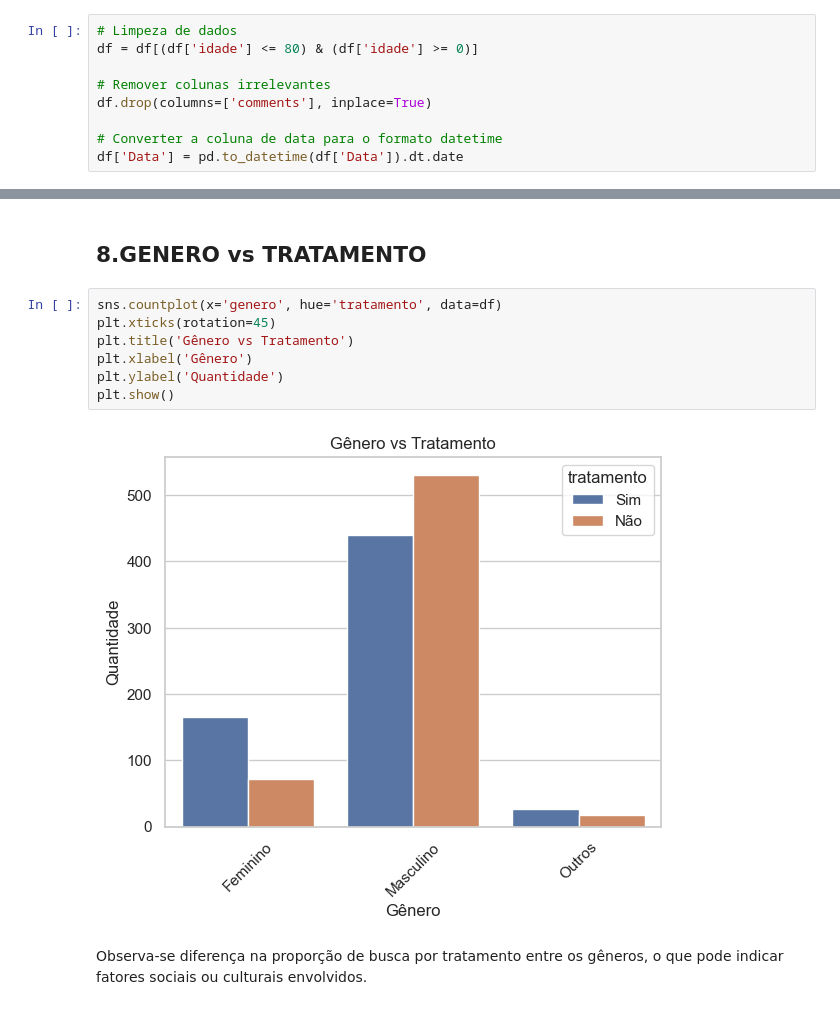
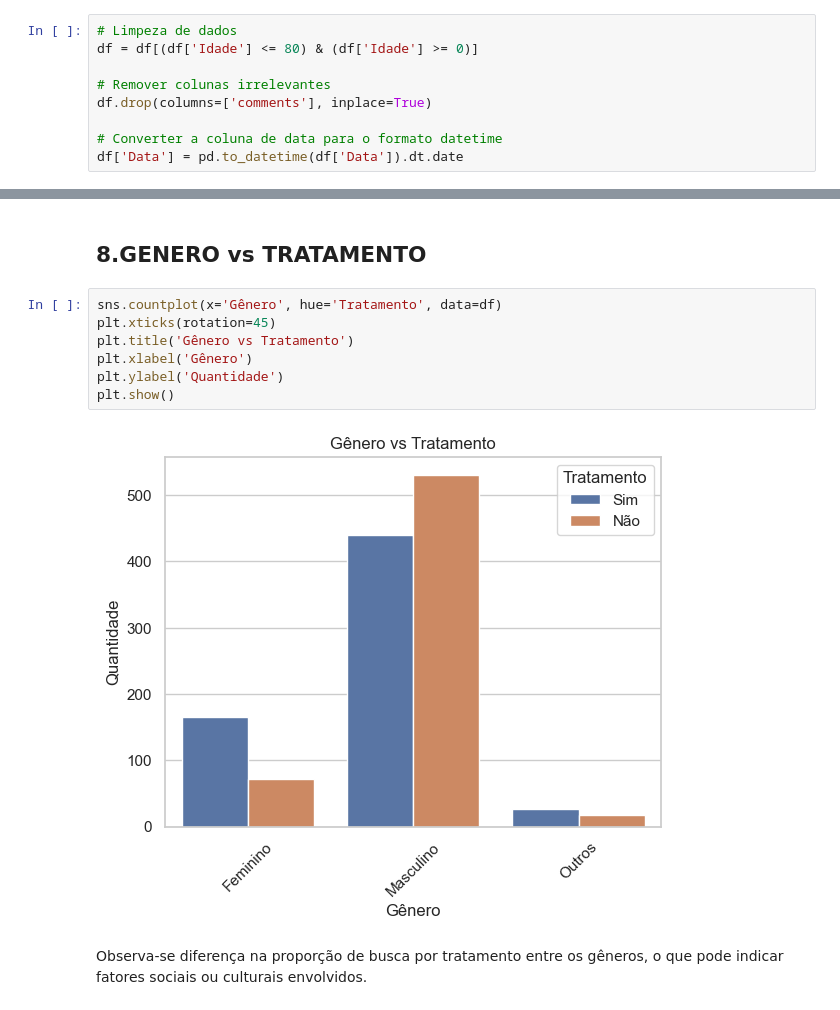
Before and after one commit to AlanTiem/MPV_Analise_Dados_Boas_Praticas, a Jupyter notebook: MPV_Analise_Dados_Boas_Praticas.ipynb, the cells around one changed output, grey strips where cells are left out. Cells and saved outputs as stored; diff of their text form.

```diff
--- a/MPV_Analise_Dados_Boas_Praticas.ipynb
+++ b/MPV_Analise_Dados_Boas_Praticas.ipynb
@@ -122,7 +134,7 @@ df['genero'] = df['genero'].apply(
 ### 2. 2 TRATAMENTO INICIAL
 # %%
 # Limpeza de dados
-df = df[(df['idade'] <= 80) & (df['idade'] >= 0)]
+df = df[(df['Idade'] <= 80) & (df['Idade'] >= 0)]
 
 # Remover colunas irrelevantes
 df.drop(columns=['comments'], inplace=True)
@@ -251,13 +263,13 @@ Indivíduos que buscaram tratamento apresentam uma leve variação na distribui
 # %% [markdown]
 ## 8.GENERO vs TRATAMENTO
 # %%
-sns.countplot(x='genero', hue='tratamento', data=df)
+sns.countplot(x='Gênero', hue='Tratamento', data=df)
 plt.xticks(rotation=45)
 plt.title('Gênero vs Tratamento')
 plt.xlabel('Gênero')
 plt.ylabel('Quantidade')
 plt.show()
 # %% [output]
-[figure, old version]
+[figure, new version]
 # %% [markdown]
 Observa-se diferença na proporção de busca por tratamento entre os gêneros, o que pode indicar fatores sociais ou culturais envolvidos.
```
Also changed, not shown: parts of 24 cells of this notebook.
